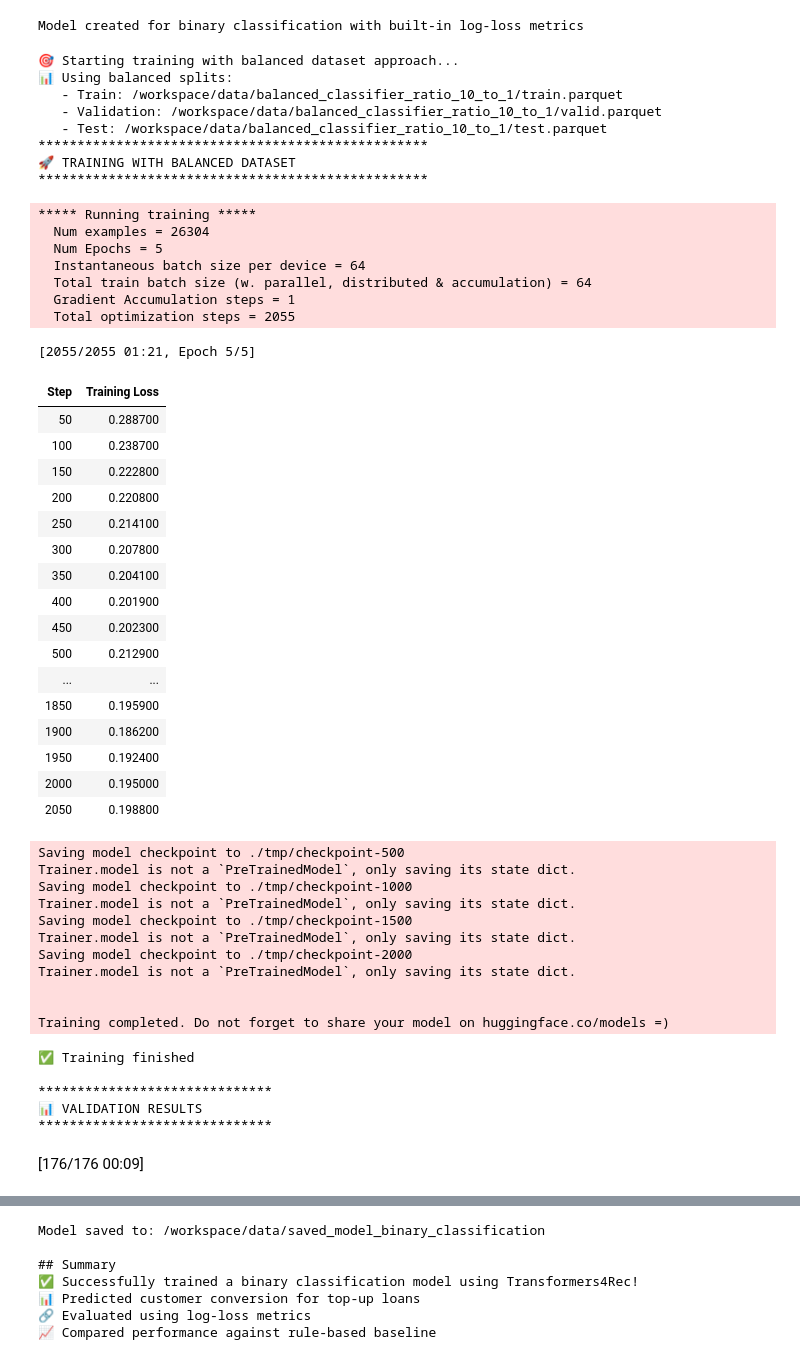
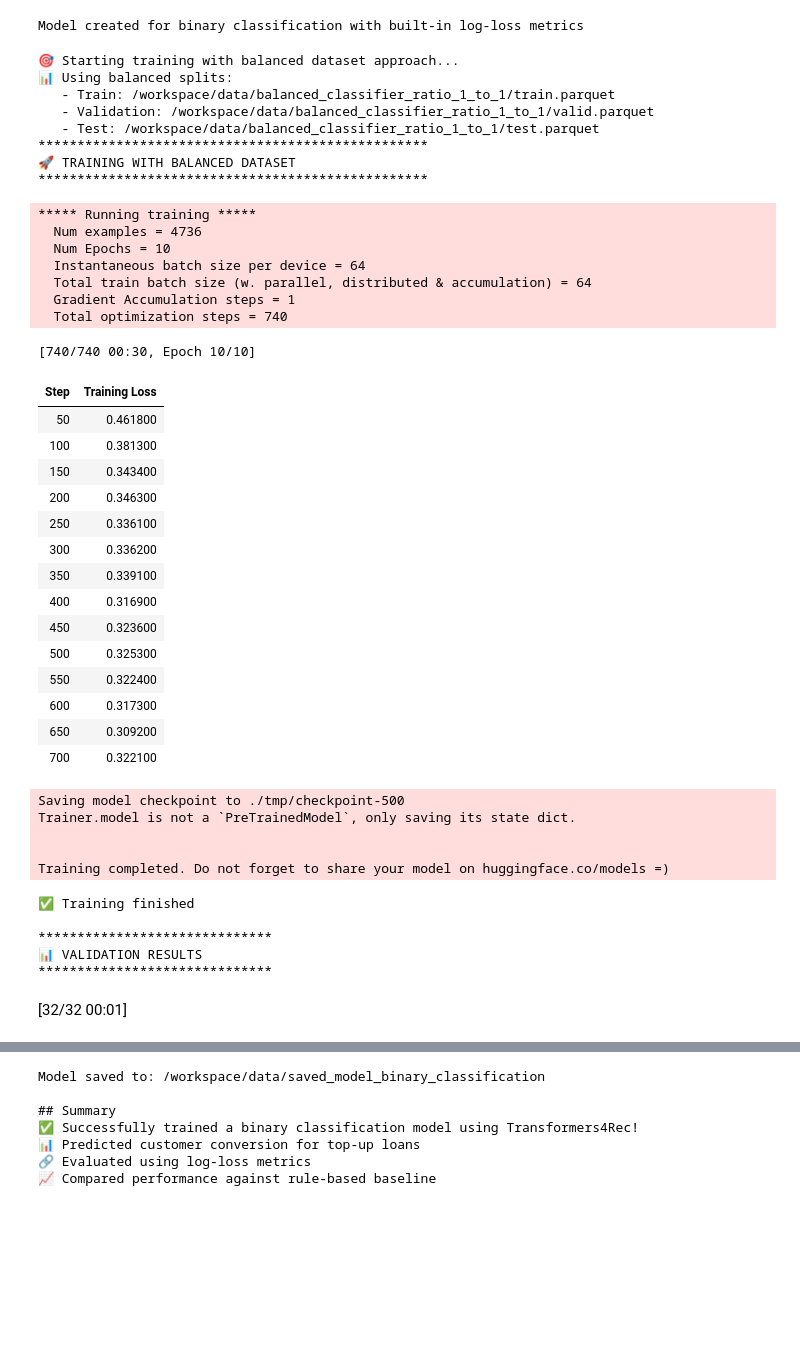
Before and after one commit to wubenjamin/nv-fsi-transformer-recsys, a Jupyter notebook: 02b-FSI-Financial-BinaryClassification.ipynb, the cells around one changed output, grey strips where cells are left out. Saved outputs shown, nothing was run; the diff lists cells and outputs as text; code cells hidden in the pictures; blank space fills up the shorter version.

Commit message:
update: actual 1to1 ratio, added figures

```diff
--- a/02b-FSI-Financial-BinaryClassification.ipynb
+++ b/02b-FSI-Financial-BinaryClassification.ipynb
@@ -162,7 +164,7 @@ train_args = T4RecTrainingArguments(
     learning_rate=0.0005,
     lr_scheduler_type='cosine',
     learning_rate_num_cosine_cycles_by_epoch=1.5,
-    num_train_epochs=5,
+    num_train_epochs=10,
     max_sequence_length=10,  # Updated for FSI data
     report_to = [],
     logging_steps=50,
@@ -208,7 +210,7 @@ print(f"   - Test: {test_path}")
 
 # Set training arguments optimized for balanced dataset
 train_args.per_device_train_batch_size = 64  # Reduced batch size
-train_args.num_train_epochs = 5
+train_args.num_train_epochs = 10
 train_args.eval_strategy = "epoch"  # Evaluate every epoch
 trainer.args = train_args
 
@@ -256,63 +258,55 @@ print(f"\n🏆 Final Test Metrics:")
 if test_log_loss is not None:
     print(f"   - Log-Loss: {test_log_loss:.4f}")
 else:
     print(f"   - Log-Loss: Not available")
 
 # Store results
 training_results.append({
     'approach': 'balanced_dataset',
     'split': 'validation',
     'log_loss': log_loss_val,
 })
 
 training_results.append({
     'approach': 'balanced_dataset',
     'split': 'test',
     'log_loss': test_log_loss,
 })
 
 print("🎯 Training completed!")
 # %% [output]
 🎯 Starting training with balanced dataset approach...
 📊 Using balanced splits:
-   - Train: /workspace/data/balanced_classifier_ratio_10_to_1/train.parquet
-   - Validation: /workspace/data/balanced_classifier_ratio_10_to_1/valid.parquet
-   - Test: /workspace/data/balanced_classifier_ratio_10_to_1/test.parquet
+   - Train: /workspace/data/balanced_classifier_ratio_1_to_1/train.parquet
+   - Validation: /workspace/data/balanced_classifier_ratio_1_to_1/valid.parquet
+   - Test: /workspace/data/balanced_classifier_ratio_1_to_1/test.parquet
 **************************************************
 🚀 TRAINING WITH BALANCED DATASET
 **************************************************
 ***** Running training *****
-  Num examples = 26304
-  Num Epochs = 5
+  Num examples = 4736
+  Num Epochs = 10
   Instantaneous batch size per device = 64
   Total train batch size (w. parallel, distributed & accumulation) = 64
   Gradient Accumulation steps = 1
-  Total optimization steps = 2055
+  Total optimization steps = 740
-[2055/2055 01:21, Epoch 5/5]
+[740/740 00:30, Epoch 10/10]
 | Step | Training Loss |
-| 50 | 0.288700 |
-| 100 | 0.238700 |
-| 150 | 0.222800 |
-| 200 | 0.220800 |
-| 250 | 0.214100 |
-| 300 | 0.207800 |
-| 350 | 0.204100 |
-| 400 | 0.201900 |
-| 450 | 0.202300 |
-| 500 | 0.212900 |
-| ... | ... |
-| 1850 | 0.195900 |
-| 1900 | 0.186200 |
-| 1950 | 0.192400 |
-| 2000 | 0.195000 |
-| 2050 | 0.198800 |
+| 50 | 0.461800 |
+| 100 | 0.381300 |
+| 150 | 0.343400 |
+| 200 | 0.346300 |
+| 250 | 0.336100 |
+| 300 | 0.336200 |
+| 350 | 0.339100 |
+| 400 | 0.316900 |
+| 450 | 0.323600 |
+| 500 | 0.325300 |
+| 550 | 0.322400 |
+| 600 | 0.317300 |
+| 650 | 0.309200 |
+| 700 | 0.322100 |
 Saving model checkpoint to ./tmp/checkpoint-500
-Trainer.model is not a `PreTrainedModel`, only saving its state dict.
-Saving model checkpoint to ./tmp/checkpoint-1000
-Trainer.model is not a `PreTrainedModel`, only saving its state dict.
-Saving model checkpoint to ./tmp/checkpoint-1500
-Trainer.model is not a `PreTrainedModel`, only saving its state dict.
-Saving model checkpoint to ./tmp/checkpoint-2000
 Trainer.model is not a `PreTrainedModel`, only saving its state dict.
 
 
@@ -322,4 +316,4 @@ Training completed. Do not forget to share your model on huggingface.co/models =
 ******************************
 📊 VALIDATION RESULTS
 ******************************
-[176/176 00:09]
+[32/32 00:01]
```
Also changed, not shown: parts of 5 cells of this notebook, 1 other file.
